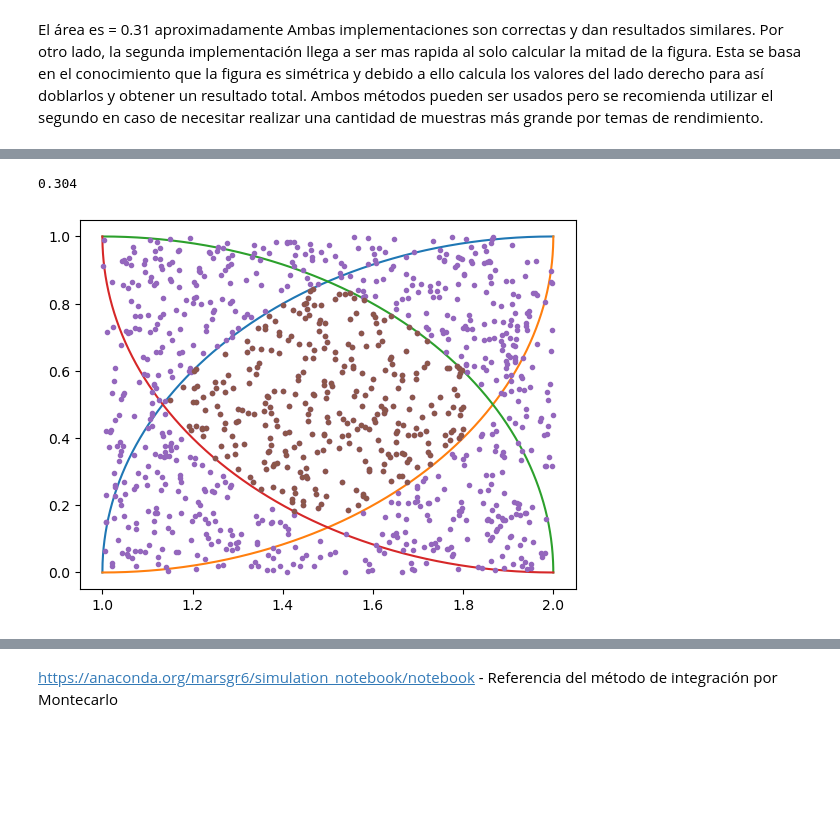
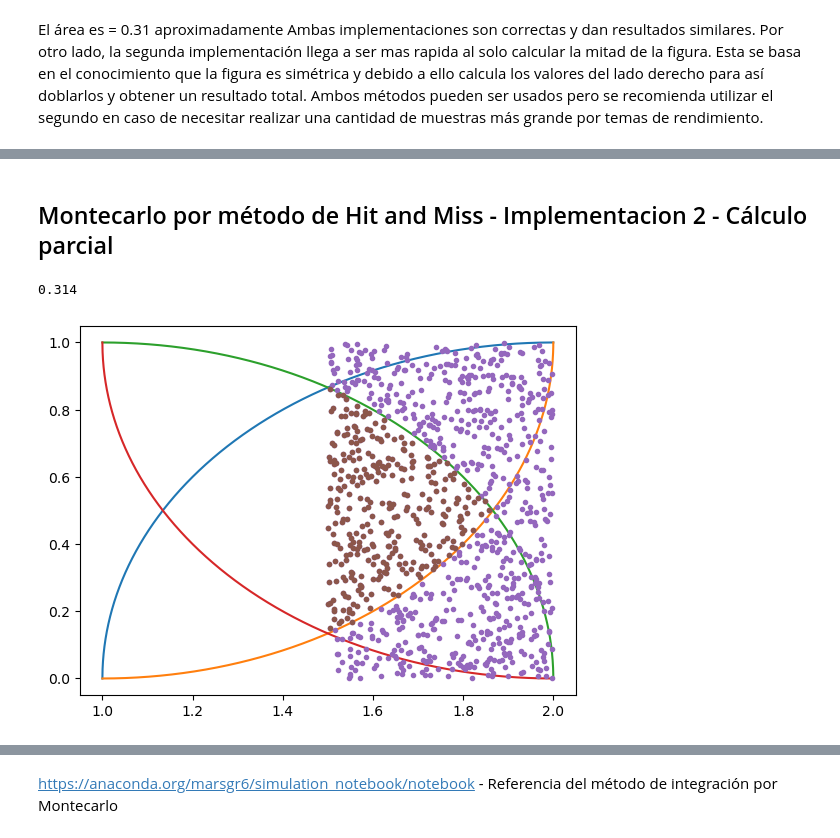
Before and after one commit to MrMeowdyRowdy/TareaAbet-IntegracionDeMontecarlo, a Jupyter notebook: Integración de Montecarlo.ipynb, the cells around one changed output, grey strips where cells are left out. Saved outputs shown, nothing was run; the diff lists cells and outputs as text; code cells hidden in the pictures; blank space fills up the shorter version.

Commit message:
Agregación de observaciones del segundo método

```diff
--- a/Integración de Montecarlo.ipynb
+++ b/Integración de Montecarlo.ipynb
@@ -227,27 +241,35 @@ plt.plot(xi_random[dentro], yi_random[dentro], '.')
+# %% [markdown]
+## Montecarlo por método de Hit and Miss - Implementacion 2 - Cálculo parcial
 # %%
 #Definimos las funciones a usar para recrear al forma
 x = np.linspace(1, 2, 10000)  # Rango para la variable x
 fx1 = f(x,r,cx1,cy1)  # Evaluamos f(x)
 fx2 = fm(x,r,cx2,cy2)  # Evaluamos f(x)
 fx3 = f(x,r,cx3,cy3)  # Evaluamos f(x)
 fx4 = fm(x,r,cx4,cy4)  # Evaluamos f(x)
 plt.plot(x, fx1); # Dibujamos f(x)
 plt.plot(x, fx2); # Dibujamos f(x)
 plt.plot(x, fx3); # Dibujamos f(x)
 plt.plot(x, fx4); # Dibujamos f(x)
 
-#Implementación 1
+#Definimos el Ancho del Tablero (Únicamente la mitad)
+a, b = 1.5, 2
+c = 1 #Definimos el Alto del Tablero
+
+n=1000
+
+#Implementación 2
 xi_random = np.random.random(size=n)*(b-a)+a
 yi_random = np.random.random(size=n)*c
 
 plt.plot(xi_random, yi_random, '.')
 
 dentro = np.where((f(xi_random, r, cx1, cy1) > yi_random) & (fm(xi_random, r, cx2, cy2) < yi_random) & (f(xi_random, r, cx3, cy3) > yi_random) & (fm(xi_random, r, cx4, cy4) < yi_random))[0]
 fuera = np.where((f(xi_random, r, cx1, cy1) < yi_random) & (fm(xi_random, r, cx2, cy2) > yi_random) & (f(xi_random, r, cx3, cy3) < yi_random) & (fm(xi_random, r, cx4, cy4) > yi_random))[0]
 
 plt.plot(xi_random[dentro], yi_random[dentro], '.')
 
-(b-a)*c*len(dentro)/n
+((b-a)*c*len(dentro)/n)*2
 # %% [output]
-0.304
+0.314
-[figure, old version]
+[figure, new version]
```
Also changed, not shown: parts of 14 cells of this notebook.
